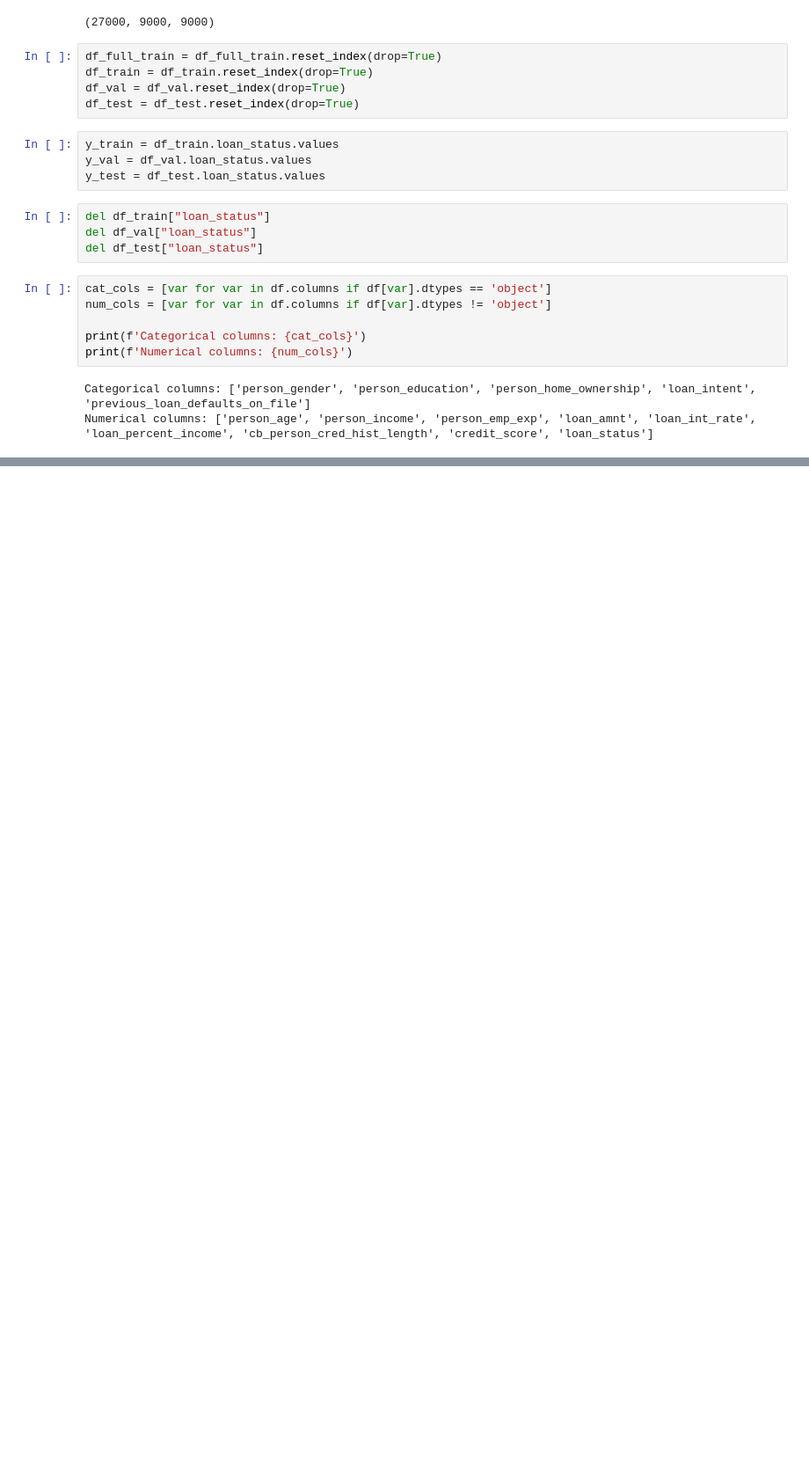
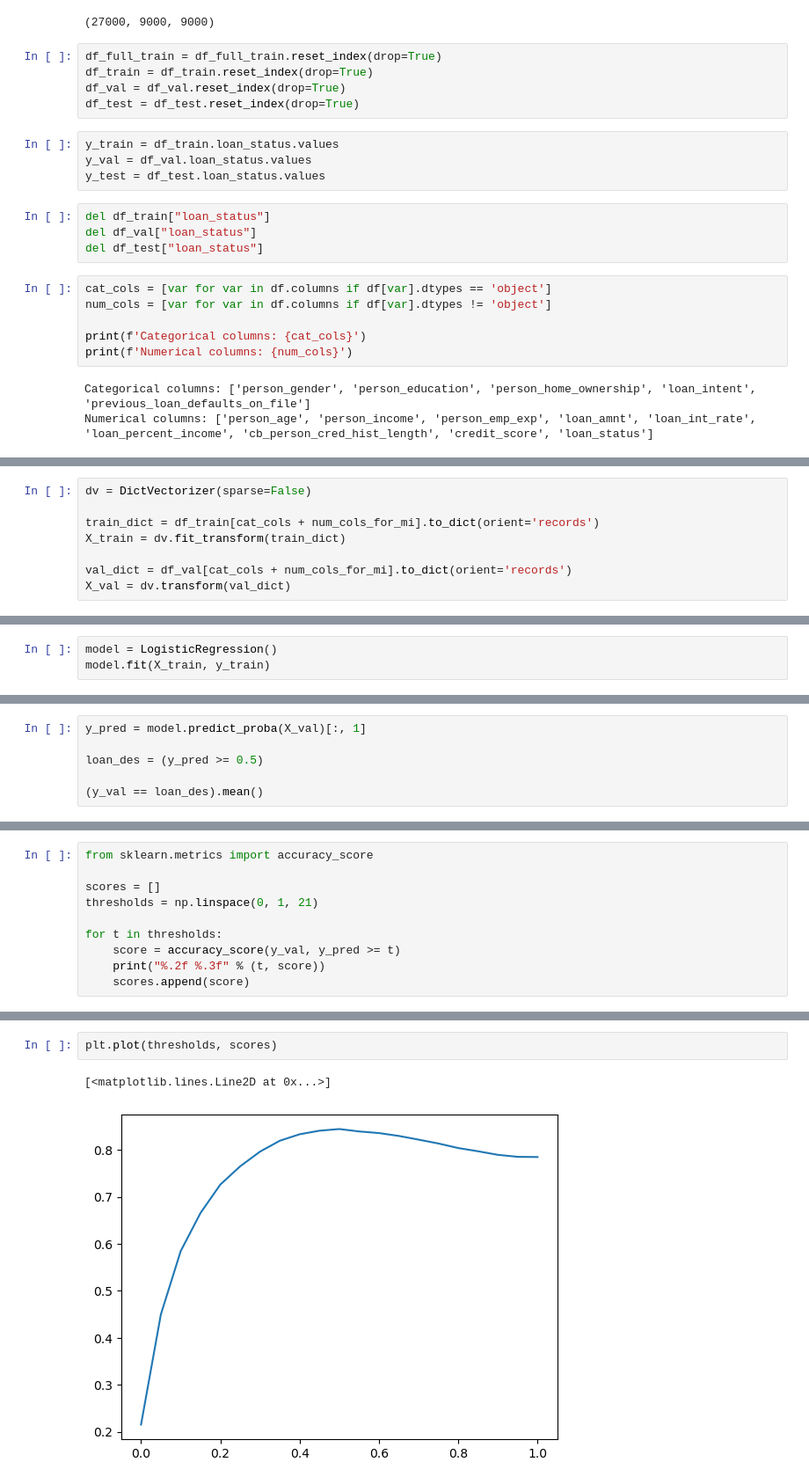
Before and after one commit to TheManuAi/Loan-Prediction-using-ML, a Jupyter notebook: notebook.ipynb, the cells around one changed output, grey strips where cells are left out. Shown at 88% size. Drawn from its saved outputs; the diff is of its cells as text; blank space fills up the shorter version.

```diff
--- a/notebook.ipynb
+++ b/notebook.ipynb
@@ -178,0 +187,8 @@ dtype: float64
+# %%
+dv = DictVectorizer(sparse=False)
+
+train_dict = df_train[cat_cols + num_cols_for_mi].to_dict(orient='records')
+X_train = dv.fit_transform(train_dict)
+
+val_dict = df_val[cat_cols + num_cols_for_mi].to_dict(orient='records')
+X_val = dv.transform(val_dict)
@@ -178,0 +197,3 @@ dtype: float64
+# %%
+model = LogisticRegression()
+model.fit(X_train, y_train)
@@ -178,0 +209,6 @@ dtype: float64
+# %%
+y_pred = model.predict_proba(X_val)[:, 1]
+
+loan_des = (y_pred >= 0.5)
+
+(y_val == loan_des).mean()
@@ -178,0 +217,10 @@ dtype: float64
+# %%
+from sklearn.metrics import accuracy_score
+
+scores = []
+thresholds = np.linspace(0, 1, 21)
+
+for t in thresholds:
+    score = accuracy_score(y_val, y_pred >= t)
+    print("%.2f %.3f" % (t, score))
+    scores.append(score)
@@ -178,0 +245,5 @@ dtype: float64
+# %%
+plt.plot(thresholds, scores)
+# %% [output]
+[<matplotlib.lines.Line2D at 0x...>]
+[figure, added]
```
Also changed, not shown: parts of 18 cells of this notebook.
